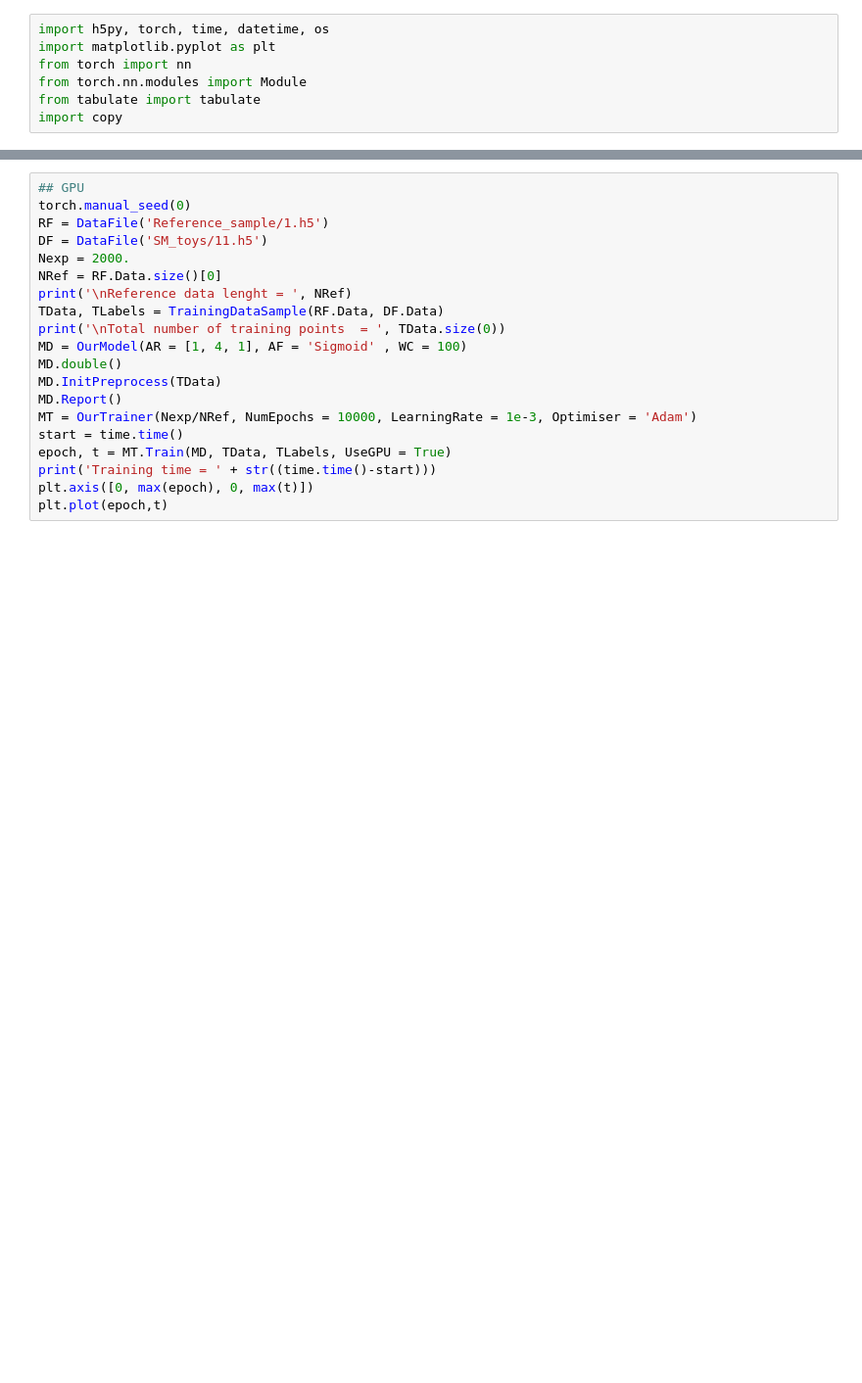
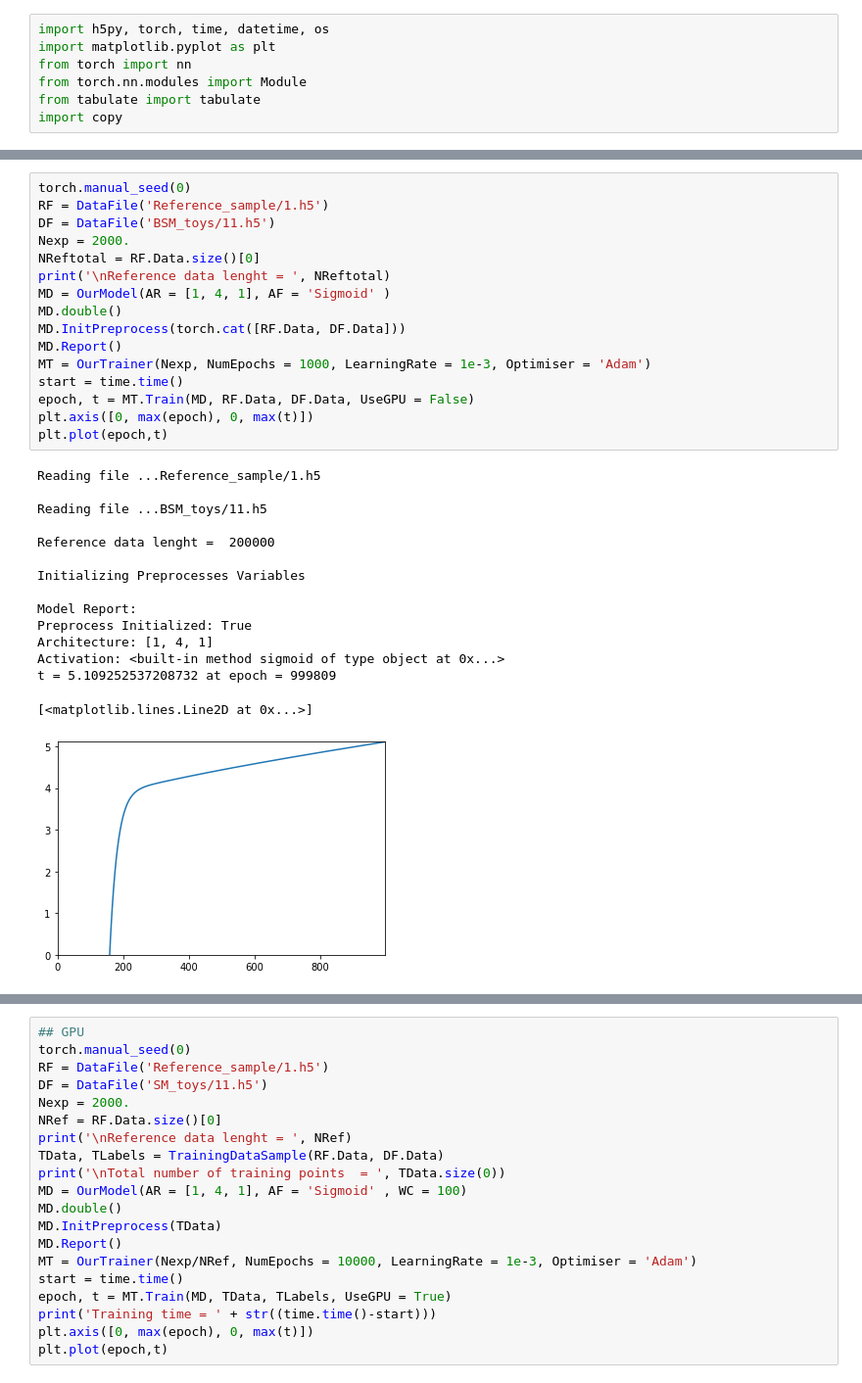
Before and after one commit to GaiaGrosso/Learning_NP, a Jupyter notebook: AW/pytorch_test.ipynb, the cells around one changed output, grey strips where cells are left out. Shown: that part at 98% size. Cells and saved outputs as stored; diff of their text form; blank space fills up the shorter version.

```diff
--- a/AW/pytorch_test.ipynb
+++ b/AW/pytorch_test.ipynb
@@ -261,3 +208,35 @@ def TrainingDataSample(RefData, ToyData):
+# %%
+torch.manual_seed(0)
+RF = DataFile('Reference_sample/1.h5')
+DF = DataFile('BSM_toys/11.h5')
+Nexp = 2000.
+NReftotal = RF.Data.size()[0]
+print('\nReference data lenght = ', NReftotal)
+MD = OurModel(AR = [1, 4, 1], AF = 'Sigmoid' )
+MD.double()
+MD.InitPreprocess(torch.cat([RF.Data, DF.Data]))
+MD.Report()
+MT = OurTrainer(Nexp, NumEpochs = 1000, LearningRate = 1e-3, Optimiser = 'Adam')
+start = time.time()
+epoch, t = MT.Train(MD, RF.Data, DF.Data, UseGPU = False)
+plt.axis([0, max(epoch), 0, max(t)])
+plt.plot(epoch,t)
+# %% [output]
+Reading file ...Reference_sample/1.h5
+
+Reading file ...BSM_toys/11.h5
+
+Reference data lenght =  200000
+
+Initializing Preprocesses Variables
+
+Model Report:
+Preprocess Initialized: True
+Architecture: [1, 4, 1]
+Activation: <built-in method sigmoid of type object at 0x...>
+t = 5.109252537208732 at epoch = 999809
+[<matplotlib.lines.Line2D at 0x...>]
+[figure, added]
 # %%
 ## GPU with more data
 torch.manual_seed(0)
```
Also changed, not shown: parts of 2 cells of this notebook.
